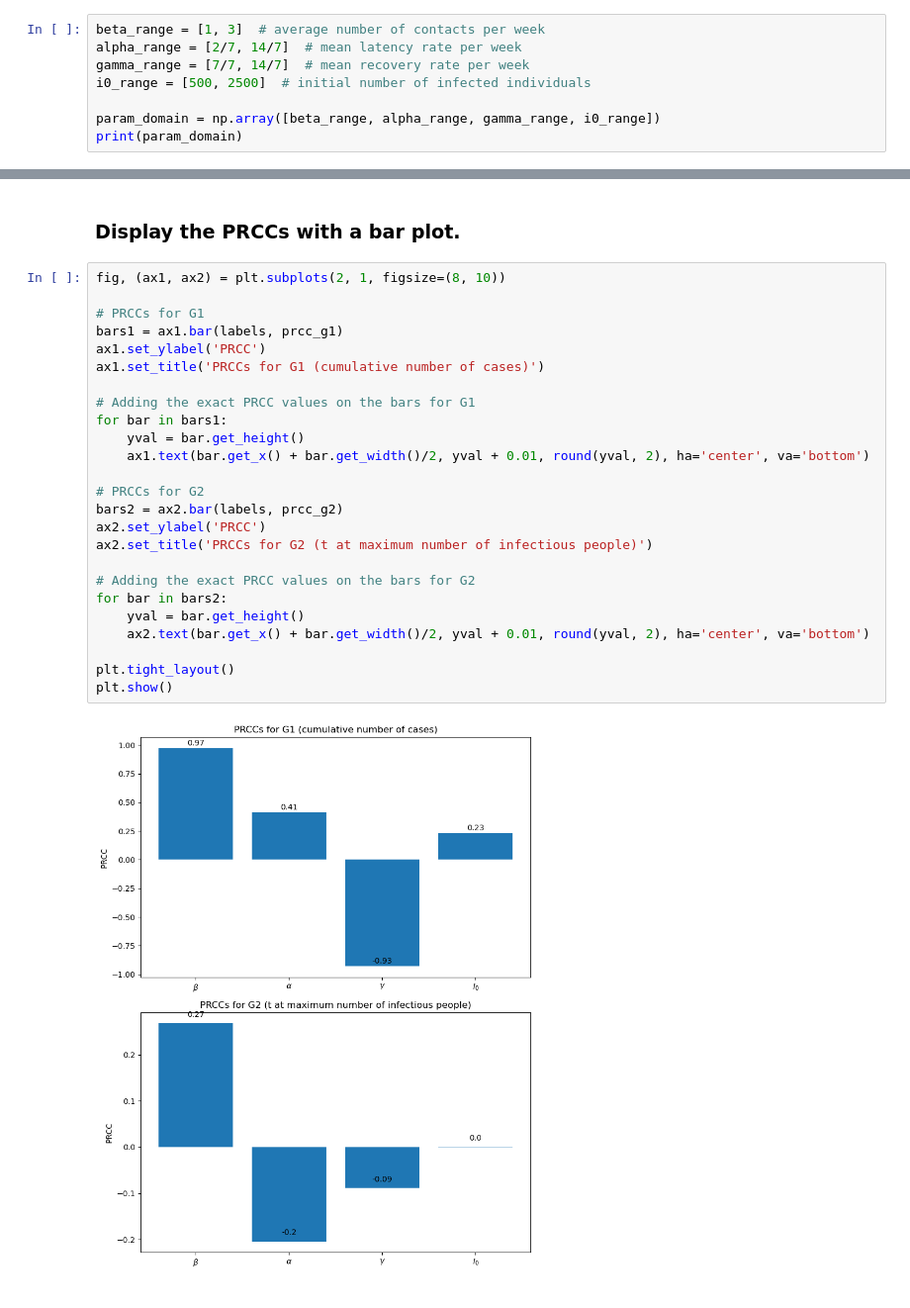
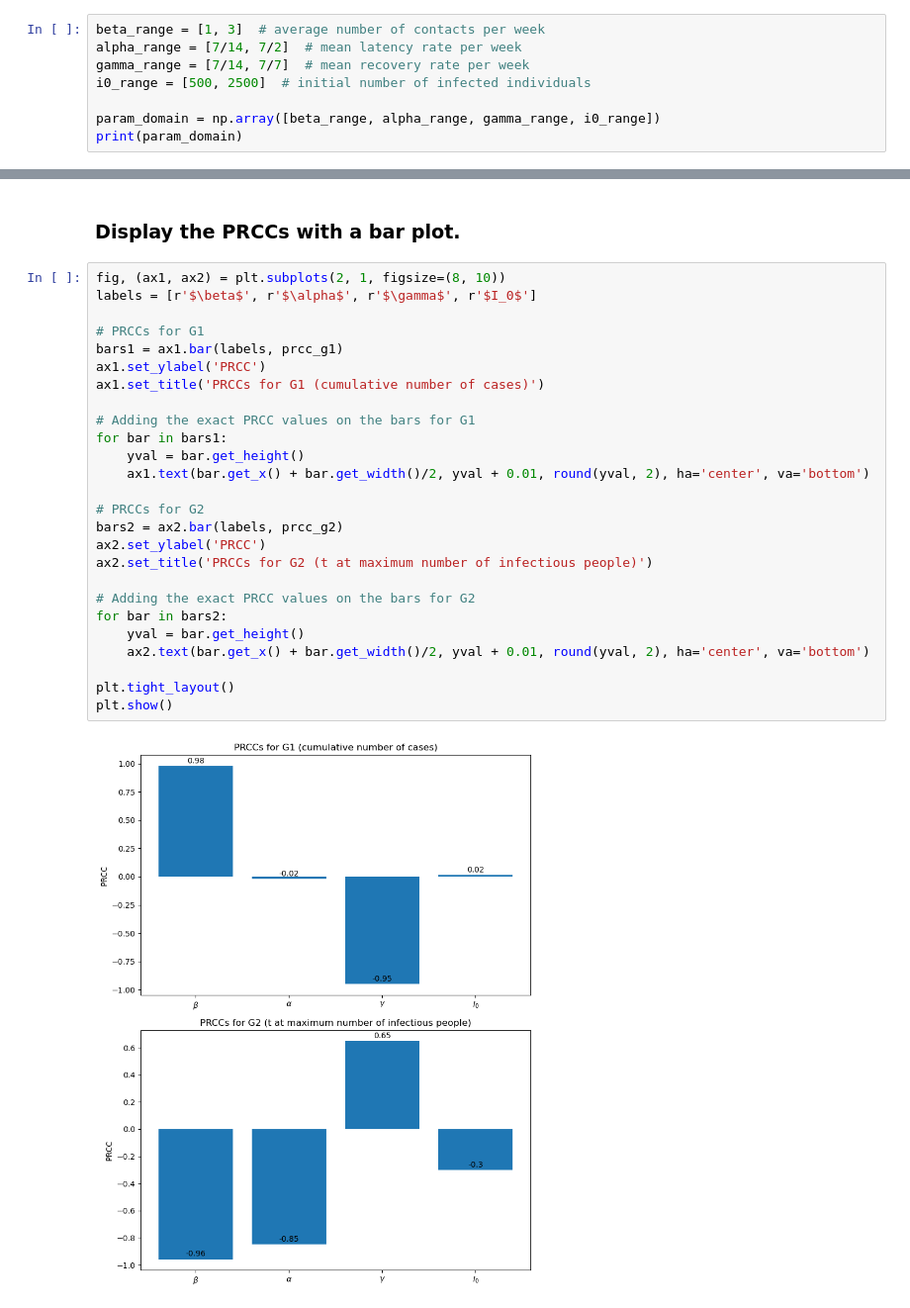
Before and after one commit to maximilian-nowak/uq-assignments, a Jupyter notebook: notebooks/Assignment_2.ipynb, the cells around one changed output, grey strips where cells are left out. Shown at 99% size. Saved outputs shown, nothing was run; the diff lists cells and outputs as text.

```diff
--- a/notebooks/Assignment_2.ipynb
+++ b/notebooks/Assignment_2.ipynb
@@ -146,8 +146,8 @@ Y = X1 + cot(pi * X2)  [0.019, -0.237]  [0.818, -0.994]
 ### 6. Construct the parameter domain $\mathcal{X}$.
 # %%
 beta_range = [1, 3]  # average number of contacts per week
-alpha_range = [2/7, 14/7]  # mean latency rate per week
-gamma_range = [7/7, 14/7]  # mean recovery rate per week
+alpha_range = [7/14, 7/2]  # mean latency rate per week
+gamma_range = [7/14, 7/7]  # mean recovery rate per week
 i0_range = [500, 2500]  # initial number of infected individuals
 
 param_domain = np.array([beta_range, alpha_range, gamma_range, i0_range])
@@ -189,28 +189,29 @@ prcc_g2 = prcc(lhs_samples, results_g2)
 ### Display the PRCCs with a bar plot.
 # %%
 fig, (ax1, ax2) = plt.subplots(2, 1, figsize=(8, 10))
+labels = [r'$\beta$', r'$\alpha$', r'$\gamma$', r'$I_0$']
 
 # PRCCs for G1
 bars1 = ax1.bar(labels, prcc_g1)
 ax1.set_ylabel('PRCC')
 ax1.set_title('PRCCs for G1 (cumulative number of cases)')
 
 # Adding the exact PRCC values on the bars for G1
 for bar in bars1:
     yval = bar.get_height()
     ax1.text(bar.get_x() + bar.get_width()/2, yval + 0.01, round(yval, 2), ha='center', va='bottom')
 
 # PRCCs for G2
 bars2 = ax2.bar(labels, prcc_g2)
 ax2.set_ylabel('PRCC')
 ax2.set_title('PRCCs for G2 (t at maximum number of infectious people)')
 
 # Adding the exact PRCC values on the bars for G2
 for bar in bars2:
     yval = bar.get_height()
     ax2.text(bar.get_x() + bar.get_width()/2, yval + 0.01, round(yval, 2), ha='center', va='bottom')
 
 plt.tight_layout()
 plt.show()
 # %% [output]
-[figure, old version]
+[figure, new version]
```
Also changed, not shown: parts of 1 cell of this notebook.
